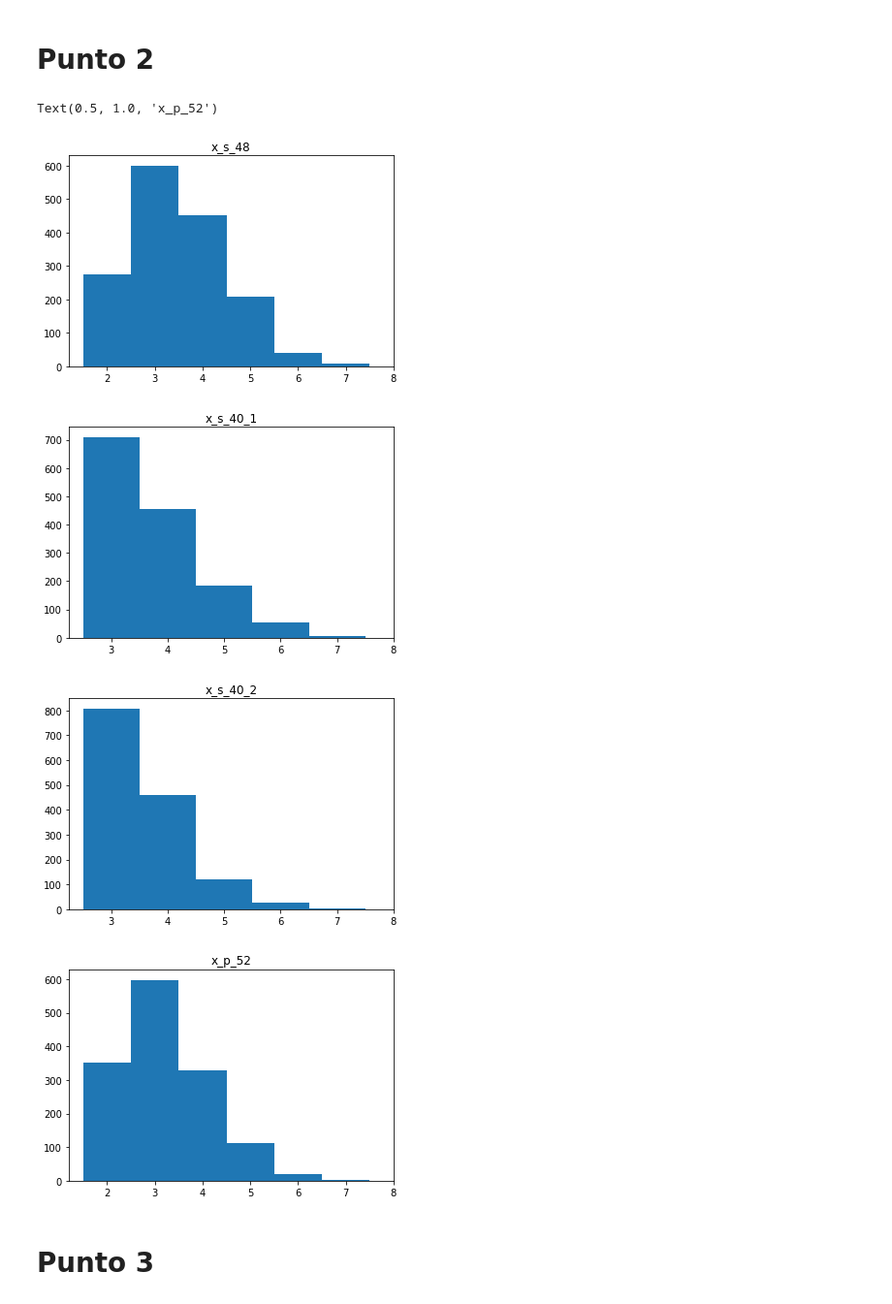
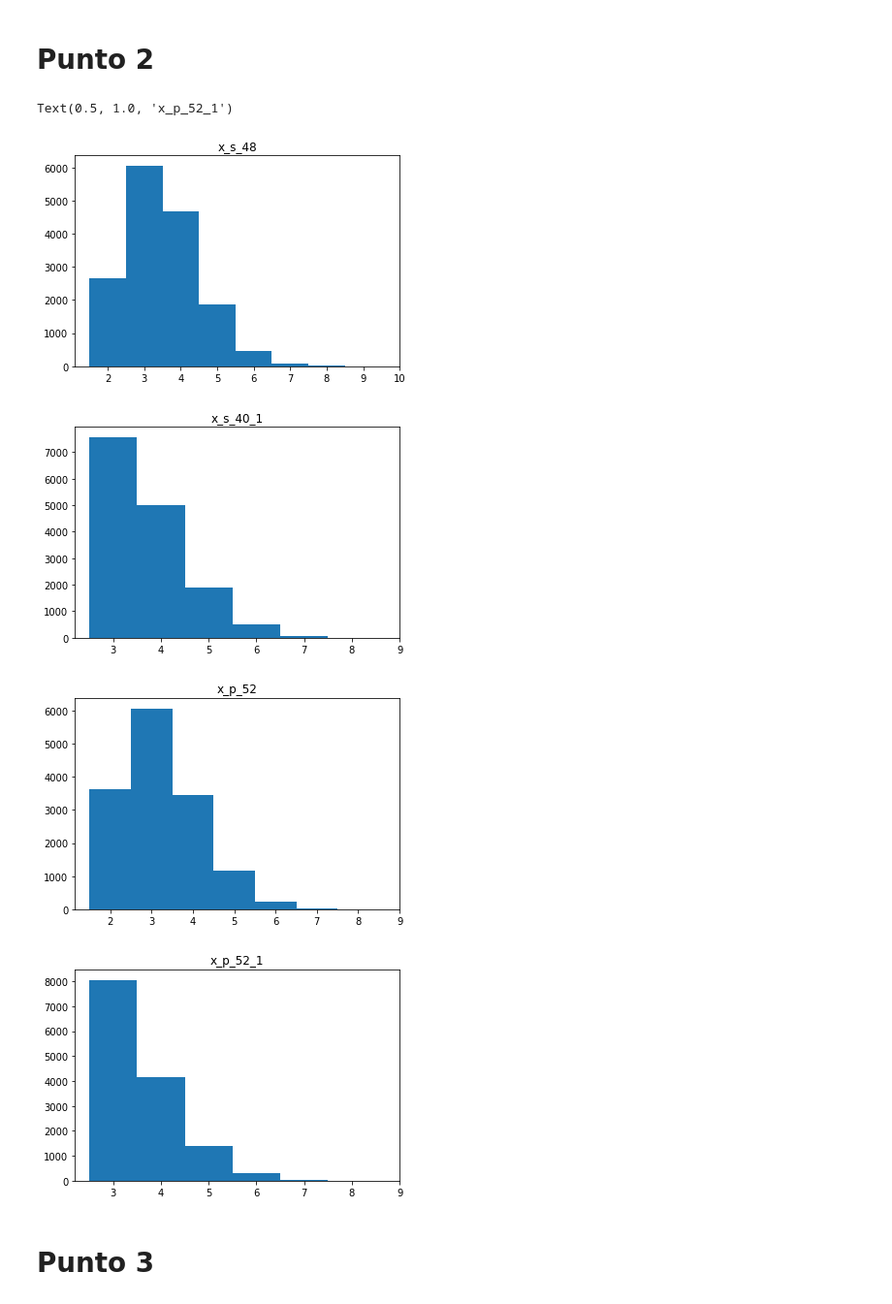
Before and after one commit to z4yross/AlgorithmsUN2020II, a Jupyter notebook: lab4/21BlackjackGrClass2StGrooup30.ipynb, the cells around one changed output. Shown at 97% size. Cells and saved outputs as stored; diff of their text form; code cells hidden in the pictures.

```diff
--- a/lab4/21BlackjackGrClass2StGrooup30.ipynb
+++ b/lab4/21BlackjackGrClass2StGrooup30.ipynb
@@ -77,66 +78,66 @@ def prob_21_s(cartas, n, act):
 
         if sum == 21:
             prb += 1
-            n_cartas.append(len(nums))
+            n_cartas.append(len(nums) + len(act))
 
     return [prb, n_cartas]
 
-prb_21_spanish_48 = prob_21_s(spanish_deck_48, 10000, [])
-prb_21_spanish_40_1 = prob_21_s(spanish_deck_40_1, 10000, [])
-prb_21_spanish_40_2 = prob_21_s(spanish_deck_40_2, 10000, [])
-prb_21_poker = prob_21_s(poker_deck_52, 10000, [])
+prb_21_spanish_48 = prob_21_s(spanish_deck_48, n, [])
+prb_21_spanish_40_1 = prob_21_s(spanish_deck_40_1, n, [])
+prb_21_poker = prob_21_s(poker_deck_52, n, [])
+prb_21_poker_1 = prob_21_s(poker_deck_52_1, n, [])
 # %%
 x_s_48 = np.asarray(prb_21_spanish_48[1])
 x_s_40_1 = np.asarray(prb_21_spanish_40_1[1])
-x_s_40_2 = np.asarray(prb_21_spanish_40_2[1])
 x_p_52 = np.asarray(prb_21_poker[1])
+x_p_52_1 = np.asarray(prb_21_poker_1[1])
 
 
 #histograma baraja española
 bin1= np.arange(x_s_48.min(), x_s_48.max() + 1.5) - 0.5
 
 f1 = plt.figure()
 
 ax1 = f1.add_subplot(111)
 ax1.hist(x_s_48, bins = bin1)
 ax1.set_xticks(bin1+ 0.5)
 ax1.set_title('x_s_48')
 
-#histograma baraja española modificada 1
+#histograma baraja española modificada
 bin2= np.arange(x_s_40_1.min(), x_s_40_1.max() + 1.5) - 0.5
 
 f2 = plt.figure()
 
 ax2 = f2.add_subplot(111)
 ax2.hist(x_s_40_1, bins = bin2)
 ax2.set_xticks(bin2+ 0.5)
 ax2.set_title('x_s_40_1')
 
-#histograma baraja española modificada 2
-bin3 = np.arange(x_s_40_2.min(), x_s_40_2.max() + 1.5) - 0.5
+#histograma baraja poker
+bin3 = np.arange(x_p_52.min(), x_p_52.max() + 1.5) - 0.5
 
 f3 = plt.figure()
 
 ax3 = f3.add_subplot(111)
-ax3.hist(x_s_40_2, bins = bin3)
+ax3.hist(x_p_52, bins = bin3)
 ax3.set_xticks(bin3+ 0.5)
-ax3.set_title('x_s_40_2')
+ax3.set_title('x_p_52')
 
-#histograma baraja poker
-bin4 = np.arange(x_p_52.min(), x_p_52.max() + 1.5) - 0.5
+#histograma baraja poker modificada
+bin4 = np.arange(x_p_52_1.min(), x_p_52_1.max() + 1.5) - 0.5
 
 f4 = plt.figure()
 
 ax4 = f4.add_subplot(111)
-ax4.hist(x_p_52, bins = bin4)
+ax4.hist(x_p_52_1, bins = bin4)
 ax4.set_xticks(bin4+ 0.5)
-ax4.set_title('x_p_52')
+ax4.set_title('x_p_52_1')
 # %% [output]
-Text(0.5, 1.0, 'x_p_52')
+Text(0.5, 1.0, 'x_p_52_1')
-[figure, old version]
+[figure, new version]
-[figure, old version]
+[figure, new version]
-[figure, old version]
+[figure, new version]
-[figure, old version]
+[figure, new version]
 # %% [markdown]
 # Punto 3
 # %%
```
Also changed, not shown: parts of 8 cells of this notebook.
